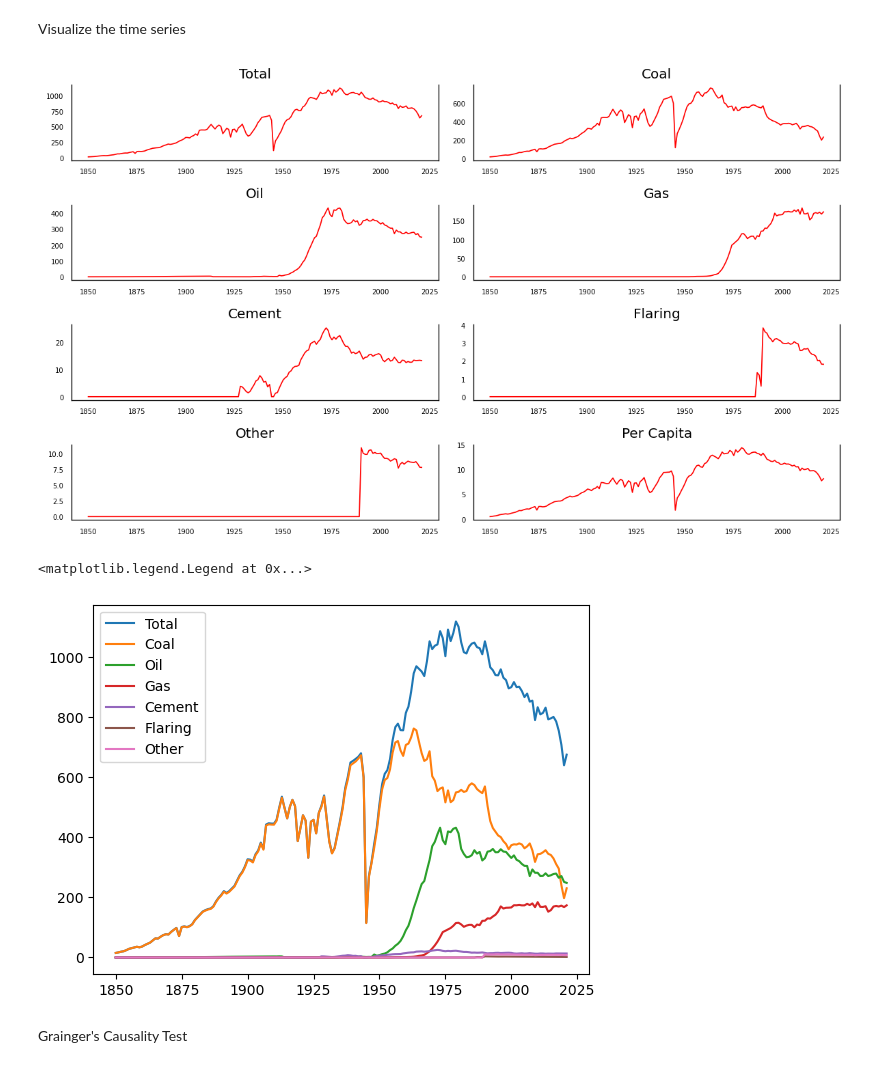
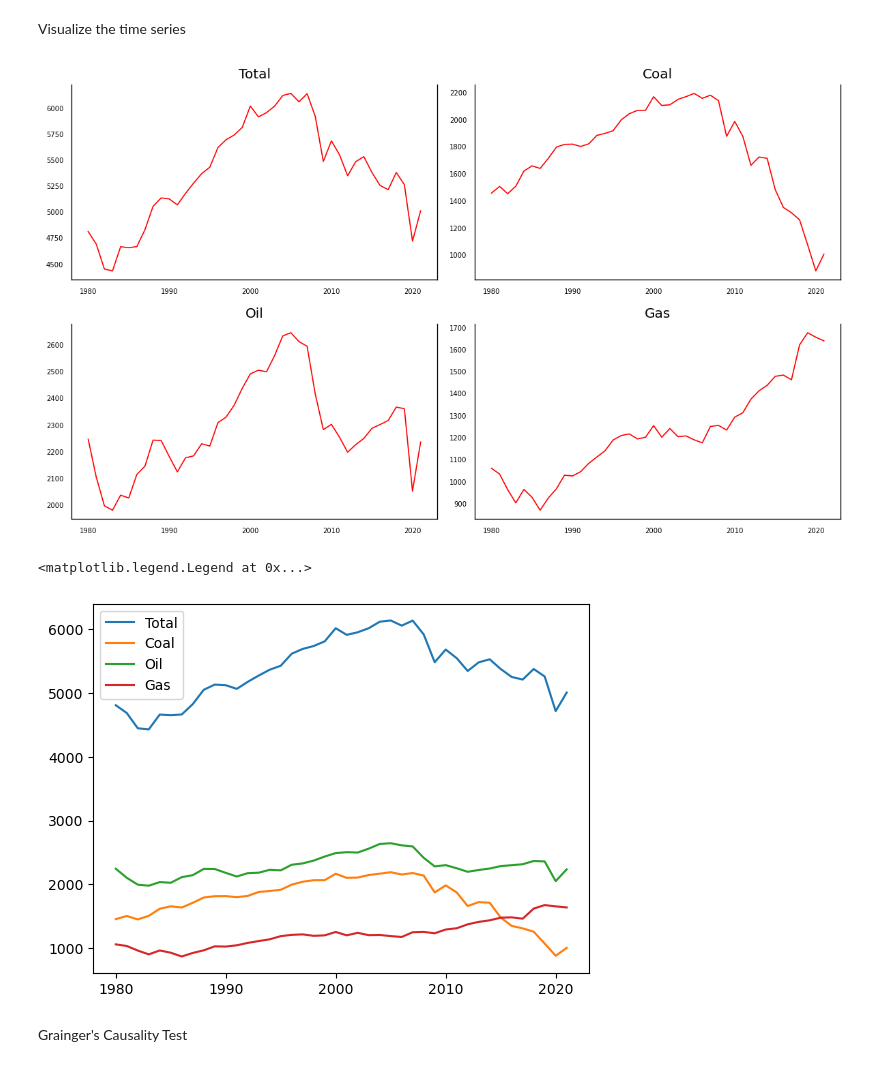
Before and after one commit to danilogiarlini/Global-CO2-Emission-Forecasting, a Jupyter notebook: arima_model.ipynb, the cells around one changed output. Cells and saved outputs as stored; diff of their text form; code cells hidden in the pictures.

Commit message:
start year 1980 for each country

```diff
--- a/arima_model.ipynb
+++ b/arima_model.ipynb
@@ -18,6 +18,6 @@ from statsmodels.tsa.seasonal import seasonal_decompose
 from sklearn.metrics import mean_absolute_error
 from statsmodels.tsa.arima.model import ARIMA
 # %%
-df_ger = pd.read_csv('Data/Germany.csv',  index_col='Year')
+df_ger = pd.read_csv('Data/USA.csv',  index_col='Year')
 df_ger # the one with categorical variable for Germany
 # %% [output]
@@ -65,7 +73,7 @@ fig_ger.show()
 Visualize the time series
 # %%
 # Plot
-fig, axes = plt.subplots(nrows=4, ncols=2, dpi=120, figsize=(10,6))
+fig, axes = plt.subplots(nrows=2, ncols=2, dpi=120, figsize=(10,6))
 for i, ax in enumerate(axes.flatten()):
     data = df[df.columns[i]]
     ax.plot(data, color='red', linewidth=1)
@@ -78,38 +86,33 @@ for i, ax in enumerate(axes.flatten()):
 
 plt.tight_layout();
 # %% [output]
-[figure, old version]
+[figure, new version]
 # %%
 plt.figure()
 
 x = df.index
 y1 = df['Total']
 y2 = df['Coal']
 y3 = df['Oil']
 y4 = df['Gas']
 
-y5 = df['Cement']
-y6 = df['Flaring']
-y7 = df['Other']
+
 
 
 
 
 plt.plot(x,y1)
 plt.plot(x,y2)
 plt.plot(x,y3)
 plt.plot(x,y4)
 
-plt.plot(x,y5)
-plt.plot(x,y6)
-plt.plot(x,y7)
 
 
 
-plt.legend(['Total', 'Coal', 'Oil', 'Gas', 'Cement', 'Flaring', 'Other'])
+plt.legend(['Total', 'Coal', 'Oil', 'Gas'])
 # %% [output]
 <matplotlib.legend.Legend at 0x...>
-[figure, old version]
+[figure, new version]
 # %% [markdown]
 Grainger's Causality Test
 # %%
```
Also changed, not shown: parts of 4 cells of this notebook, 12 other files.
